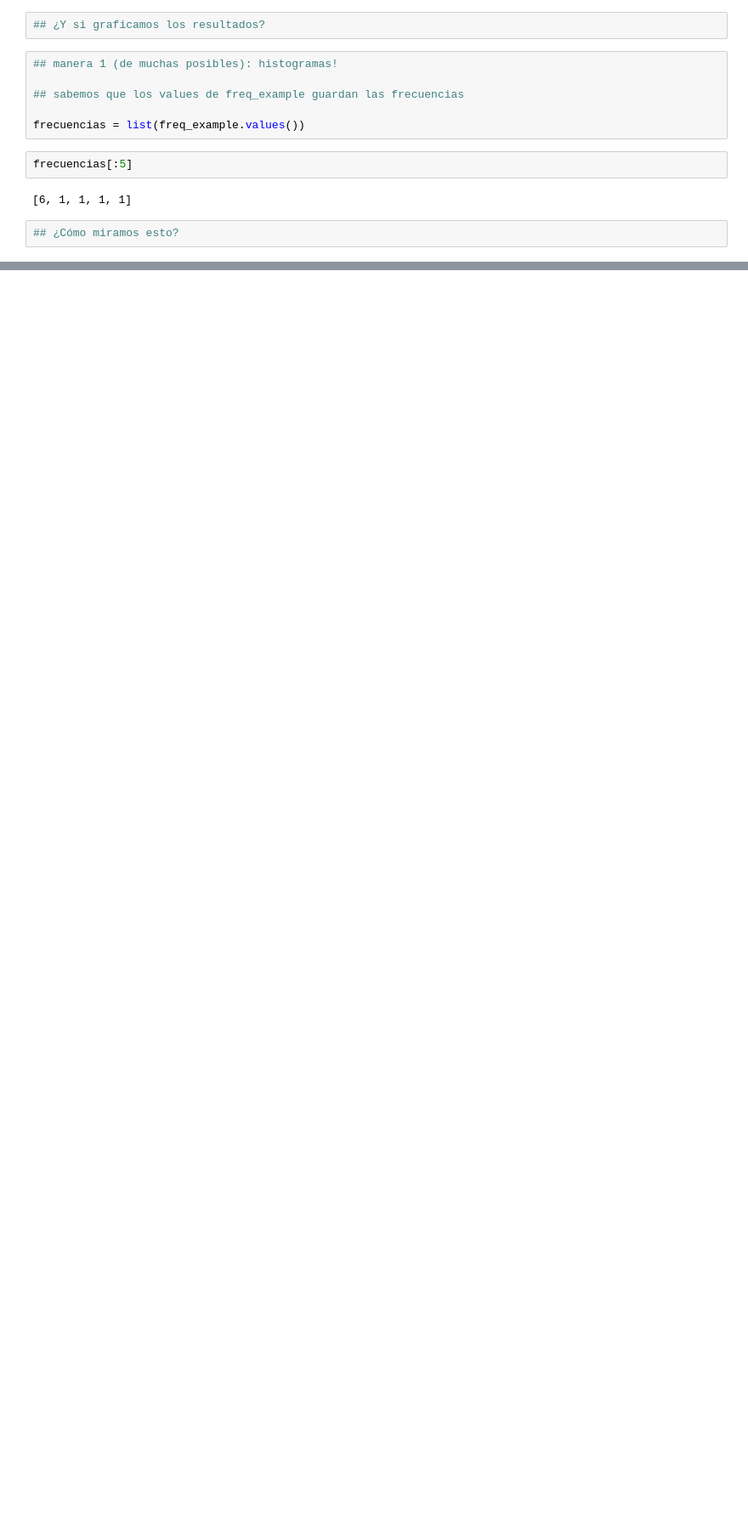
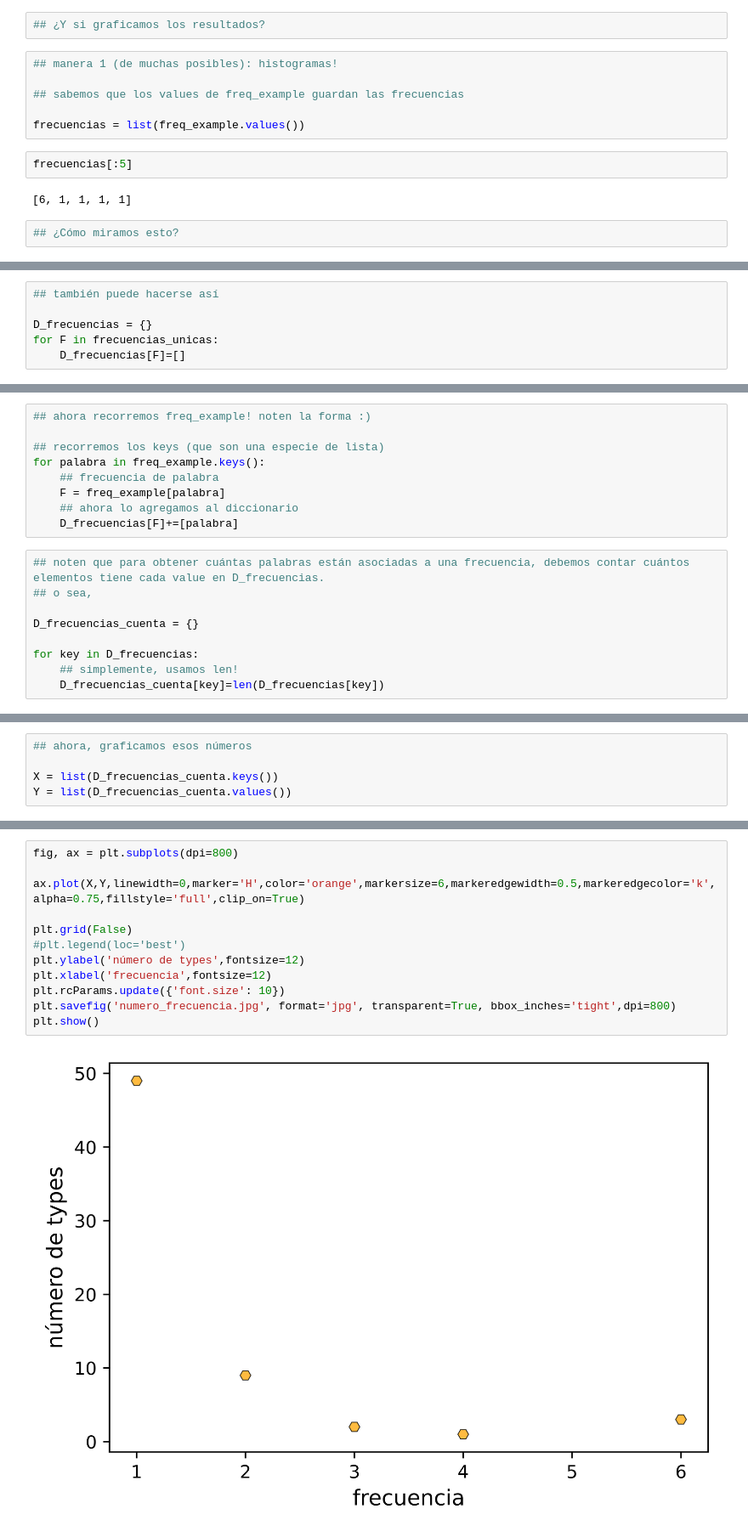
Before and after one commit to javiervz/analisis-datos-magister, a Jupyter notebook: clase-3/clase-3.ipynb, the cells around one changed output, grey strips where cells are left out. Shown at 85% size. Cells and saved outputs as stored; diff of their text form; blank space fills up the shorter version.

```diff
--- a/clase-3/clase-3.ipynb
+++ b/clase-3/clase-3.ipynb
@@ -532,0 +570,6 @@ frecuencias[:5]
+# %%
+## también puede hacerse así
+
+D_frecuencias = {}
+for F in frecuencias_unicas:
+    D_frecuencias[F]=[]
@@ -532,0 +580,18 @@ frecuencias[:5]
+# %%
+## ahora recorremos freq_example! noten la forma :)
+
+## recorremos los keys (que son una especie de lista)
+for palabra in freq_example.keys():
+    ## frecuencia de palabra
+    F = freq_example[palabra]
+    ## ahora lo agregamos al diccionario
+    D_frecuencias[F]+=[palabra]
+# %%
+## noten que para obtener cuántas palabras están asociadas a una frecuencia, debemos contar cuántos elementos tiene cada value en D_frecuencias.
+## o sea,
+
+D_frecuencias_cuenta = {}
+
+for key in D_frecuencias:
+    ## simplemente, usamos len!
+    D_frecuencias_cuenta[key]=len(D_frecuencias[key])
@@ -532,0 +602,5 @@ frecuencias[:5]
+# %%
+## ahora, graficamos esos números
+
+X = list(D_frecuencias_cuenta.keys())
+Y = list(D_frecuencias_cuenta.values())
@@ -532,0 +611,14 @@ frecuencias[:5]
+# %%
+fig, ax = plt.subplots(dpi=800)
+
+ax.plot(X,Y,linewidth=0,marker='H',color='orange',markersize=6,markeredgewidth=0.5,markeredgecolor='k',alpha=0.75,fillstyle='full',clip_on=True)
+
+plt.grid(False)
+#plt.legend(loc='best')
+plt.ylabel('número de types',fontsize=12)
+plt.xlabel('frecuencia',fontsize=12)
+plt.rcParams.update({'font.size': 10})
+plt.savefig('numero_frecuencia.jpg', format='jpg', transparent=True, bbox_inches='tight',dpi=800)
+plt.show()
+# %% [output]
+[figure, added]
```
Also changed, not shown: parts of 12 cells of this notebook, 2 other files.
